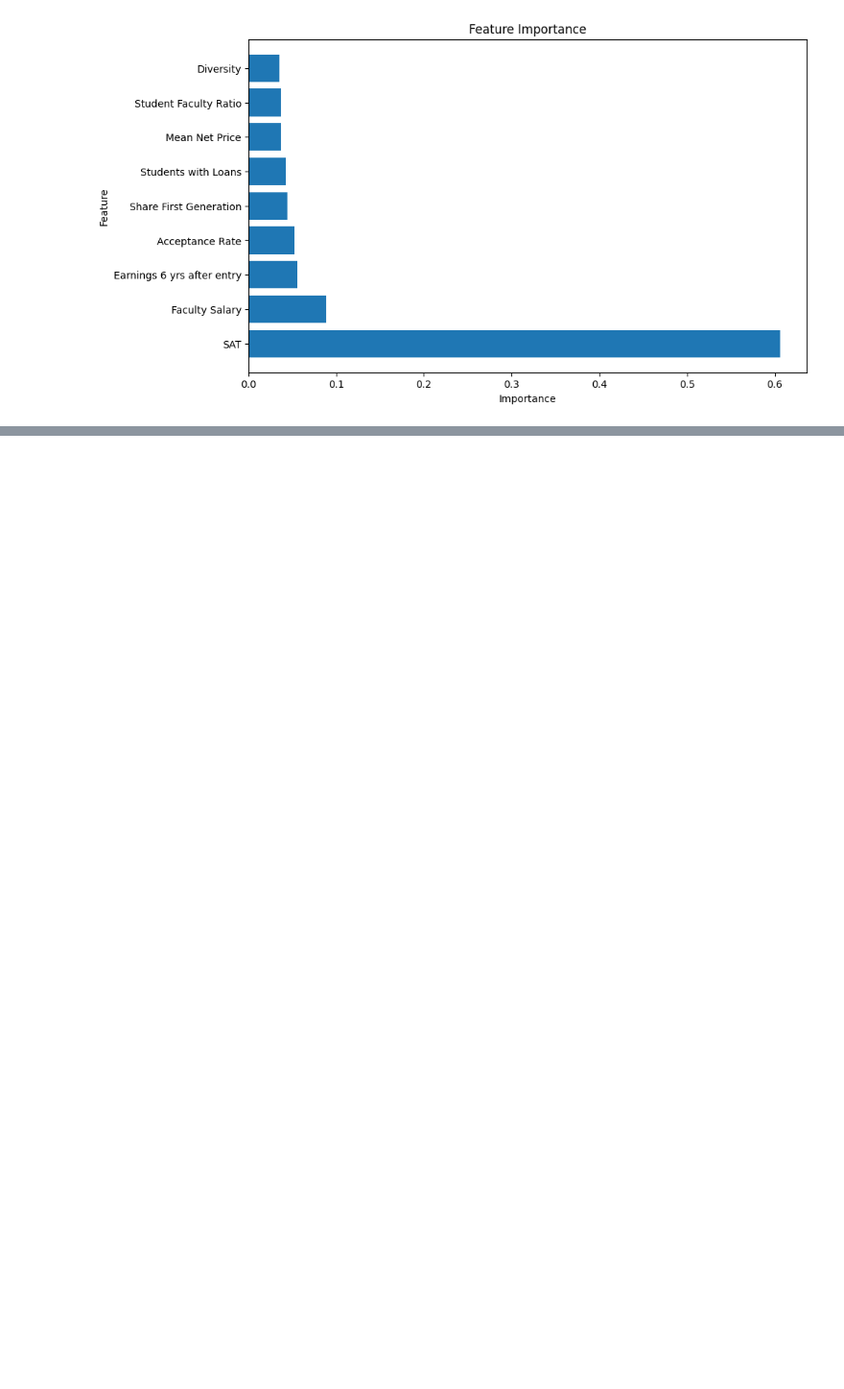
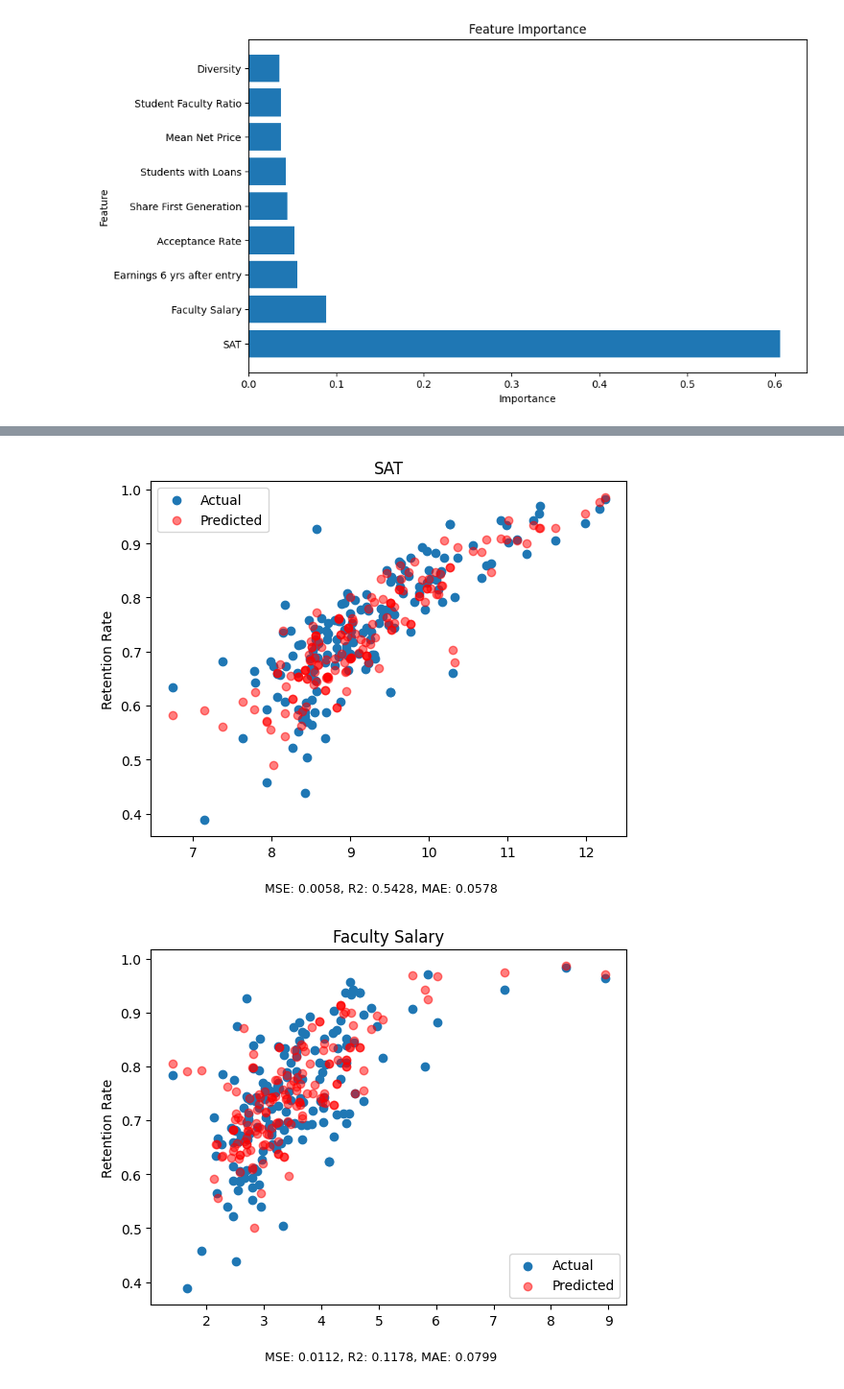
Before and after one commit to sahana-dhar/Understanding-Student-Retention-in-Higher-Education-, a Jupyter notebook: ML_testing.ipynb, the cells around one changed output, grey strips where cells are left out. Shown at 96% size. Cells and saved outputs as stored; diff of their text form; code cells hidden in the pictures; blank space fills up the shorter version.

```diff
--- a/ML_testing.ipynb
+++ b/ML_testing.ipynb
@@ -195,0 +216,21 @@ fig.show()
+# %%
+# make models for each feature
+sat = rfr(['SAT'])
+fac_sal = rfr(['Faculty Salary'])
+earnings = rfr(['Earnings 6 yrs after entry'])
+acc_rate = rfr(['Acceptance Rate'])
+first_gen = rfr(['Share First Generation'])
+loans = rfr(['Students with Loans'])
+price = rfr(['Mean Net Price'])
+stud_fac = rfr(['Student Faculty Ratio'])
+div = rfr(['Diversity'])
+# %%
+# add to list
+ls_models_each_feature = [sat, fac_sal, earnings, acc_rate, first_gen, loans, price, stud_fac, div]
+
+# get each MSE, r2, and MAE
+df_each_model_stats = pd.DataFrame(columns=['Model Features', 'MSE', 'R^2', 'MAE'])
+for m, model_name in zip(ls_models_each_feature, important_features):
+    m_stats = {'Model Features': model_name, 'MSE': m['mse'], 'R^2': m['r2'], 'MAE':m['mae']}
+    df_each_model_stats = pd.concat([df_each_model_stats, pd.DataFrame([m_stats])], ignore_index=True)
+df_each_model_stats
@@ -195,0 +254,6 @@ fig.show()
+# %%
+for model in ls_models_each_feature:
+    viz_rfr(model)
+# %% [output]
+[figure, added]
+[figure, added]
```
Also changed, not shown: parts of 26 cells of this notebook.
